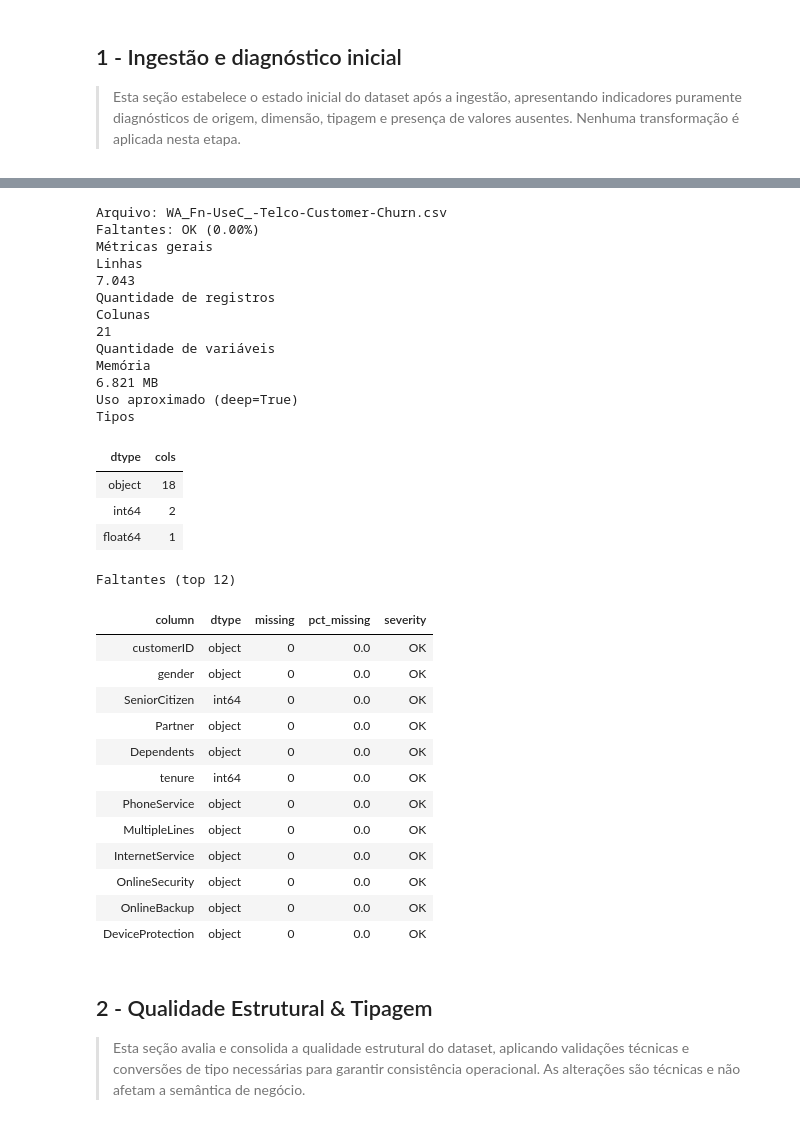
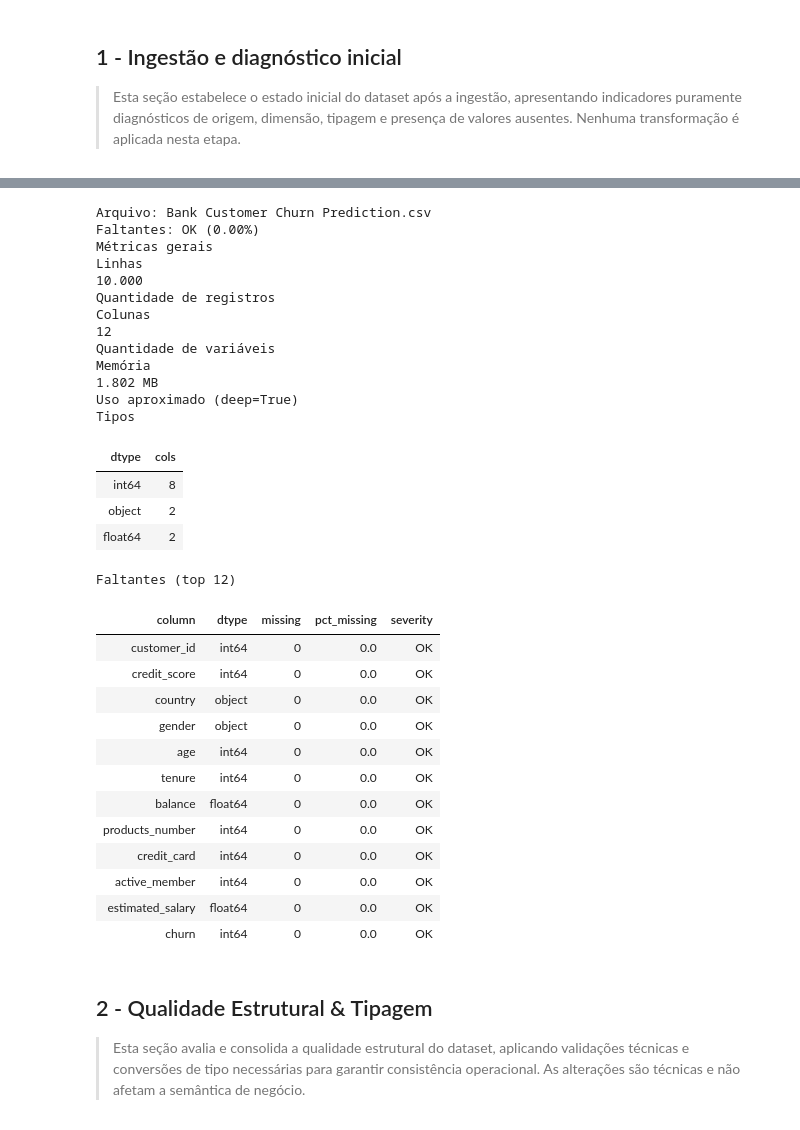
Before and after one commit to FabioAguiar/churninsight-hackathon-one, a Jupyter notebook: notebooks/pipeline_main.ipynb, the cells around one changed output, grey strips where cells are left out. Cells and saved outputs as stored; diff of their text form; code cells hidden in the pictures.

```diff
--- a/notebooks/pipeline_main.ipynb
+++ b/notebooks/pipeline_main.ipynb
@@ -75,38 +76,38 @@ list_raw_files()
 # %%
 from src.data.load_data import load_and_report_raw_data
-df = load_and_report_raw_data("WA_Fn-UseC_-Telco-Customer-Churn.csv")
+df = load_and_report_raw_data("Bank Customer Churn Prediction.csv")
 # %% [output]
-Arquivo: WA_Fn-UseC_-Telco-Customer-Churn.csv
+Arquivo: Bank Customer Churn Prediction.csv
 Faltantes: OK (0.00%)
 Métricas gerais
 Linhas
-7.043
+10.000
 Quantidade de registros
 Colunas
-21
+12
 Quantidade de variáveis
 Memória
-6.821 MB
+1.802 MB
 Uso aproximado (deep=True)
 Tipos
 | dtype | cols |
-| object | 18 |
-| int64 | 2 |
-| float64 | 1 |
+| int64 | 8 |
+| object | 2 |
+| float64 | 2 |
 Faltantes (top 12)
 | column | dtype | missing | pct_missing | severity |
-| customerID | object | 0 | 0.0 | OK |
+| customer_id | int64 | 0 | 0.0 | OK |
+| credit_score | int64 | 0 | 0.0 | OK |
+| country | object | 0 | 0.0 | OK |
 | gender | object | 0 | 0.0 | OK |
-| SeniorCitizen | int64 | 0 | 0.0 | OK |
-| Partner | object | 0 | 0.0 | OK |
-| Dependents | object | 0 | 0.0 | OK |
+| age | int64 | 0 | 0.0 | OK |
 | tenure | int64 | 0 | 0.0 | OK |
-| PhoneService | object | 0 | 0.0 | OK |
-| MultipleLines | object | 0 | 0.0 | OK |
-| InternetService | object | 0 | 0.0 | OK |
-| OnlineSecurity | object | 0 | 0.0 | OK |
-| OnlineBackup | object | 0 | 0.0 | OK |
-| DeviceProtection | object | 0 | 0.0 | OK |
+| balance | float64 | 0 | 0.0 | OK |
+| products_number | int64 | 0 | 0.0 | OK |
+| credit_card | int64 | 0 | 0.0 | OK |
+| active_member | int64 | 0 | 0.0 | OK |
+| estimated_salary | float64 | 0 | 0.0 | OK |
+| churn | int64 | 0 | 0.0 | OK |
 # %% [markdown]
 ## 2 - Qualidade Estrutural & Tipagem
 > Esta seção avalia e consolida a qualidade estrutural do dataset, aplicando validações técnicas e conversões de tipo necessárias para garantir consistência operacional.
```
Also changed, not shown: parts of 17 cells of this notebook, 31 other files.
